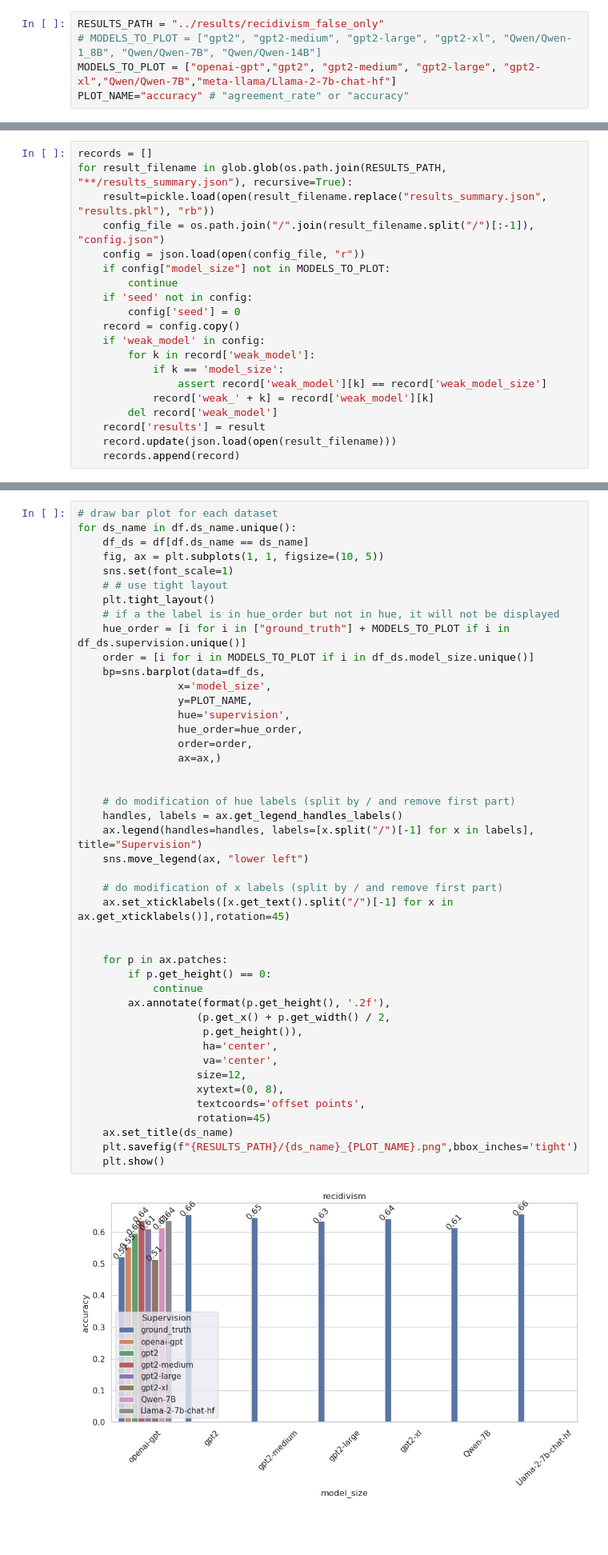
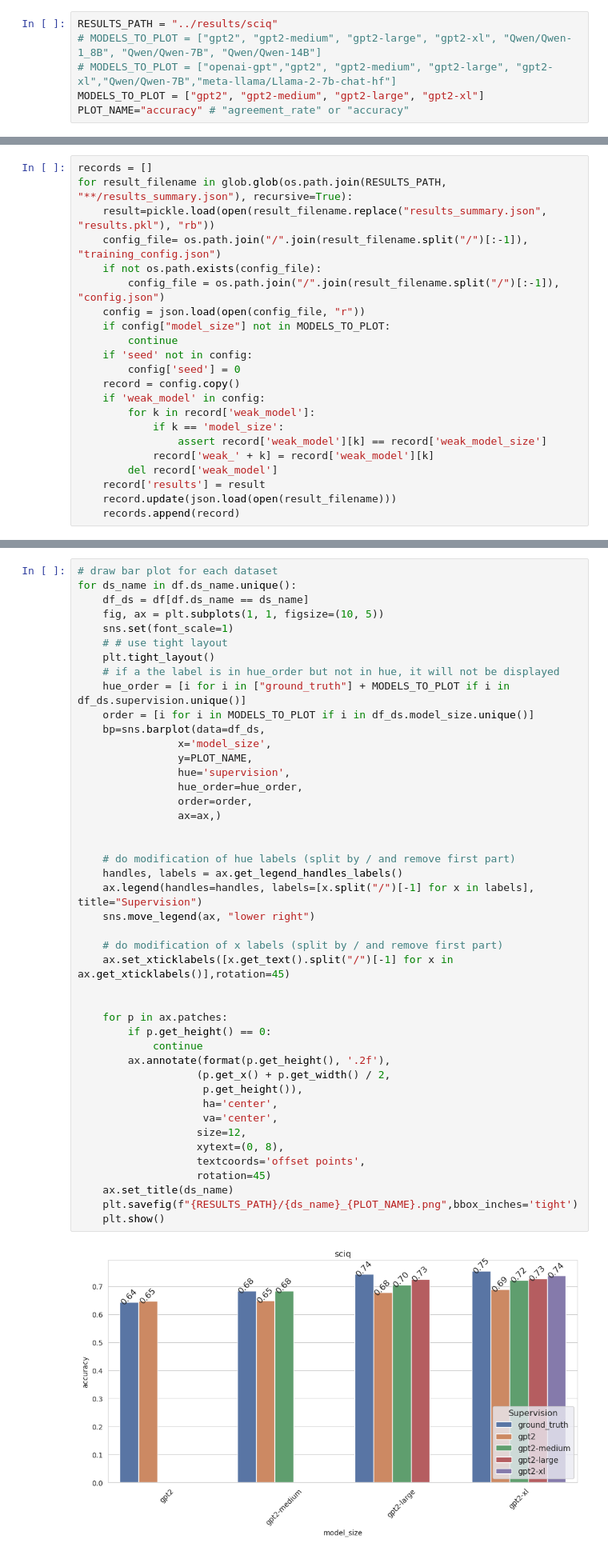
Before and after one commit to ChicagoHAI/weak-to-strong, a Jupyter notebook: kangrui_notebooks/g_plotting.ipynb, the cells around one changed output, grey strips where cells are left out. Shown: that part at 80% size. Cells and saved outputs as stored; diff of their text form; blank space fills up the shorter version.

```diff
--- a/kangrui_notebooks/g_plotting.ipynb
+++ b/kangrui_notebooks/g_plotting.ipynb
@@ -1,7 +1,8 @@
 # %%
-RESULTS_PATH = "../results/recidivism_false_only"
+RESULTS_PATH = "../results/sciq"
 # MODELS_TO_PLOT = ["gpt2", "gpt2-medium", "gpt2-large", "gpt2-xl", "Qwen/Qwen-1_8B", "Qwen/Qwen-7B", "Qwen/Qwen-14B"]
-MODELS_TO_PLOT = ["openai-gpt","gpt2", "gpt2-medium", "gpt2-large", "gpt2-xl","Qwen/Qwen-7B","meta-llama/Llama-2-7b-chat-hf"]
+# MODELS_TO_PLOT = ["openai-gpt","gpt2", "gpt2-medium", "gpt2-large", "gpt2-xl","Qwen/Qwen-7B","meta-llama/Llama-2-7b-chat-hf"]
+MODELS_TO_PLOT = ["gpt2", "gpt2-medium", "gpt2-large", "gpt2-xl"]
 PLOT_NAME="accuracy" # "agreement_rate" or "accuracy"
 # %%
 import numpy as np
@@ -20,7 +21,9 @@ import pickle
 records = []
 for result_filename in glob.glob(os.path.join(RESULTS_PATH, "**/results_summary.json"), recursive=True):
     result=pickle.load(open(result_filename.replace("results_summary.json", "results.pkl"), "rb"))
-    config_file = os.path.join("/".join(result_filename.split("/")[:-1]), "config.json")
+    config_file= os.path.join("/".join(result_filename.split("/")[:-1]), "training_config.json")
+    if not os.path.exists(config_file):
+        config_file = os.path.join("/".join(result_filename.split("/")[:-1]), "config.json")
     config = json.load(open(config_file, "r"))
     if config["model_size"] not in MODELS_TO_PLOT:
         continue
@@ -87,32 +115,32 @@ for ds_name in df.ds_name.unique():
                 hue='supervision',
                 hue_order=hue_order,
                 order=order,
                 ax=ax,)
 
 
     # do modification of hue labels (split by / and remove first part)
     handles, labels = ax.get_legend_handles_labels()
     ax.legend(handles=handles, labels=[x.split("/")[-1] for x in labels], title="Supervision")
-    sns.move_legend(ax, "lower left")
+    sns.move_legend(ax, "lower right")
 
     # do modification of x labels (split by / and remove first part)
     ax.set_xticklabels([x.get_text().split("/")[-1] for x in ax.get_xticklabels()],rotation=45)
 
 
     for p in ax.patches:
         if p.get_height() == 0:
             continue
         ax.annotate(format(p.get_height(), '.2f'),
                    (p.get_x() + p.get_width() / 2,
                     p.get_height()),
                     ha='center',
                     va='center',
                    size=12,
                    xytext=(0, 8),
                    textcoords='offset points',
                    rotation=45)
     ax.set_title(ds_name)
     plt.savefig(f"{RESULTS_PATH}/{ds_name}_{PLOT_NAME}.png",bbox_inches='tight')
     plt.show()
 # %% [output]
-[figure, old version]
+[figure, new version]
```
Also changed, not shown: parts of 3 cells of this notebook, 3 other files.
